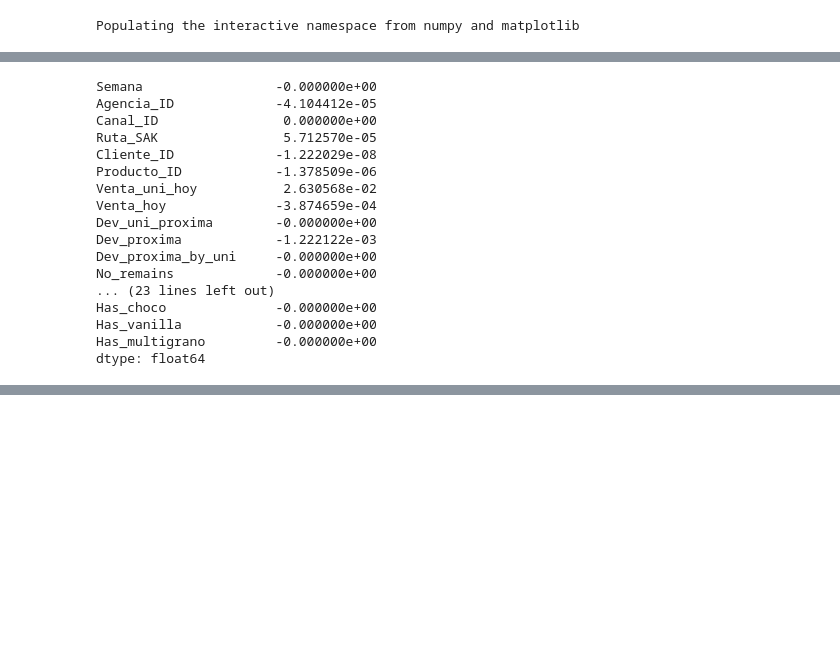
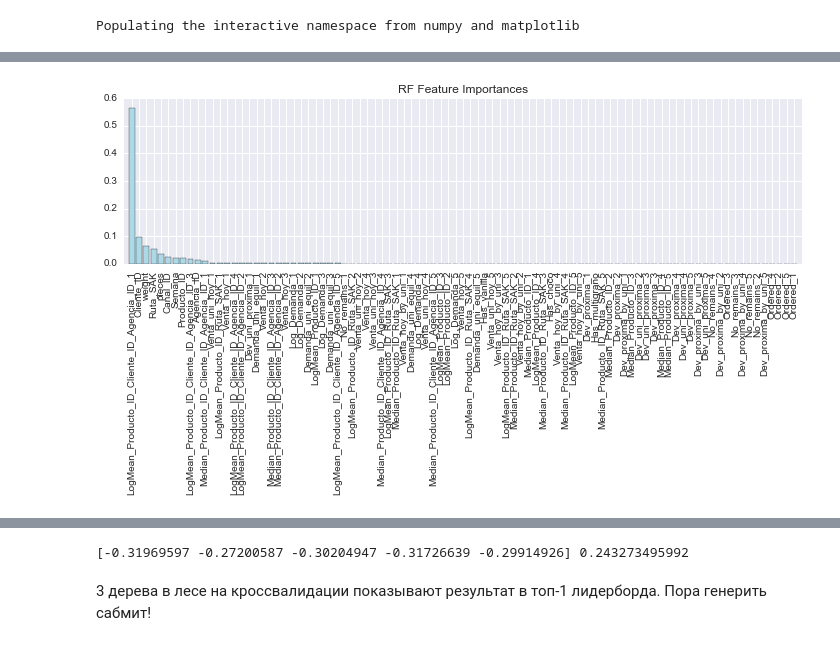
Before and after one commit to ValIlya/KB, a Jupyter notebook: models/models_timeseries.ipynb, the cells around one changed output, grey strips where cells are left out. Drawn from its saved outputs; the diff is of its cells as text; code cells hidden in the pictures; blank space fills up the shorter version.

Commit message:
Basic RandomForest

```diff
--- a/models/models_timeseries.ipynb
+++ b/models/models_timeseries.ipynb
@@ -72,2 +38,0 @@ Index([u'Cliente_ID', u'Producto_ID', u'Venta_uni_hoy', u'Venta_hoy',
-# %%
-data_train = data_train.dropna()
@@ -107,12 +115,30 @@ data_for_model = data_train.replace(np.nan, 0).drop(text_features, axis = 1)
+# %%
+def plot_feature_importances(rf, feat_labels):
+    importances = rf.feature_importances_
+    indices = np.argsort(importances)[::-1]
+
+    plt.figure(figsize=(10, 6))
+    plt.title('RF Feature Importances')
+    plt.bar(range(len(feat_labels)),
+            importances[indices],
+            color='lightblue',
+            align='center')
+
+
+    plt.xticks(range(len(feat_labels)), feat_labels[indices], rotation=90)
+    plt.xlim([-1, len(feat_labels)])
+    plt.tight_layout()
+#     plt.savefig('./rf_feature_importance.png', dpi=300)
+    plt.show()
 # %%
-from sklearn.linear_model import ElasticNet
+from sklearn.ensemble import RandomForestRegressor
+from sklearn.metrics import mean_squared_error
 from sklearn.cross_validation import cross_val_score
+rf = RandomForestRegressor(n_estimators=3, criterion='mse', n_jobs=-1, verbose=10)
 
-elasticNet = ElasticNet() # L1 + L2 regularization
-
-scores = cross_val_score(elasticNet, data_for_model.drop(['Log_Demanda'], axis = 1),
-                         y= data_for_model['Log_Demanda'],
-                         scoring = 'mean_squared_error', cv=cv5fold, n_jobs=-1)
-
-plt.plot(-1*scores)
+scores = cross_val_score(rf, data_train.fillna(-999).drop('Log_Demanda', axis=1),
+                         data_train['Log_Demanda'],
+                scoring = 'mean_squared_error', cv = cv5fold, n_jobs=-1)
+rf.fit(data_train.fillna(-999).drop('Log_Demanda', axis=1),
+        data_train['Log_Demanda'])
 # %% [output]
@@ -121,23 +193,0 @@ plt.plot(-1*scores)
-# %%
-elasticNet.fit(data_for_model.drop(['Log_Demanda'], axis = 1),
-                         y= data_for_model['Log_Demanda'])
-
-pd.Series(elasticNet.coef_, index=data_train.drop(text_features+['Log_Demanda'], axis = 1).columns)
-# %% [output]
-Semana                 -0.000000e+00
-Agencia_ID             -4.104412e-05
-Canal_ID                0.000000e+00
-Ruta_SAK                5.712570e-05
-Cliente_ID             -1.222029e-08
-Producto_ID            -1.378509e-06
-Venta_uni_hoy           2.630568e-02
-Venta_hoy              -3.874659e-04
-Dev_uni_proxima        -0.000000e+00
-Dev_proxima            -1.222122e-03
-Dev_proxima_by_uni     -0.000000e+00
-No_remains             -0.000000e+00
-... (23 lines left out)
-Has_choco              -0.000000e+00
-Has_vanilla            -0.000000e+00
-Has_multigrano         -0.000000e+00
-dtype: float64
@@ -145,0 +194,9 @@ dtype: float64
+# %%
+plot_feature_importances(rf, data_train.drop('Log_Demanda', axis=1).columns)
+r2 = rf.score(data_train.fillna(-999).drop('Log_Demanda', axis=1),
+        data_train['Log_Demanda'])
+
+rmse = np.sqrt((1-r2)*data_train['Log_Demanda'].var())
+print (scores, rmse)
+# %% [output]
+[figure, added]
@@ -145,0 +206,3 @@ dtype: float64
+[-0.31969597 -0.27200587 -0.30204947 -0.31726639 -0.29914926] 0.243273495992
+# %% [markdown]
+3 дерева в лесе на кроссвалидации показывают результат в топ-1 лидерборда. Пора генерить сабмит!
```
Also changed, not shown: parts of 18 cells of this notebook, 2 other files.
